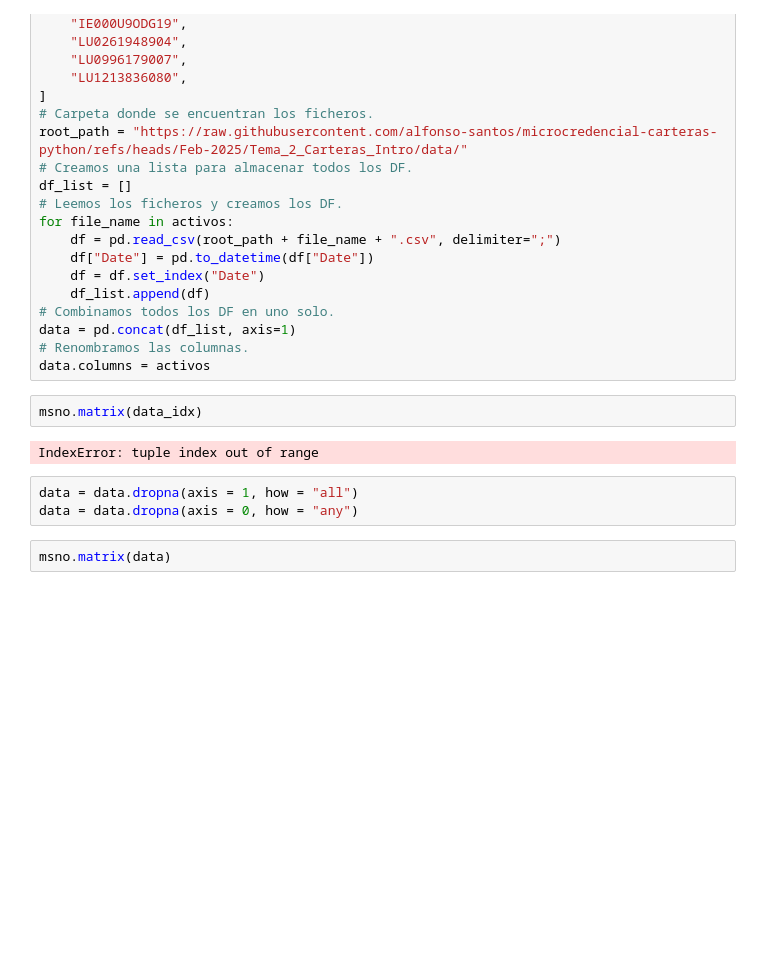
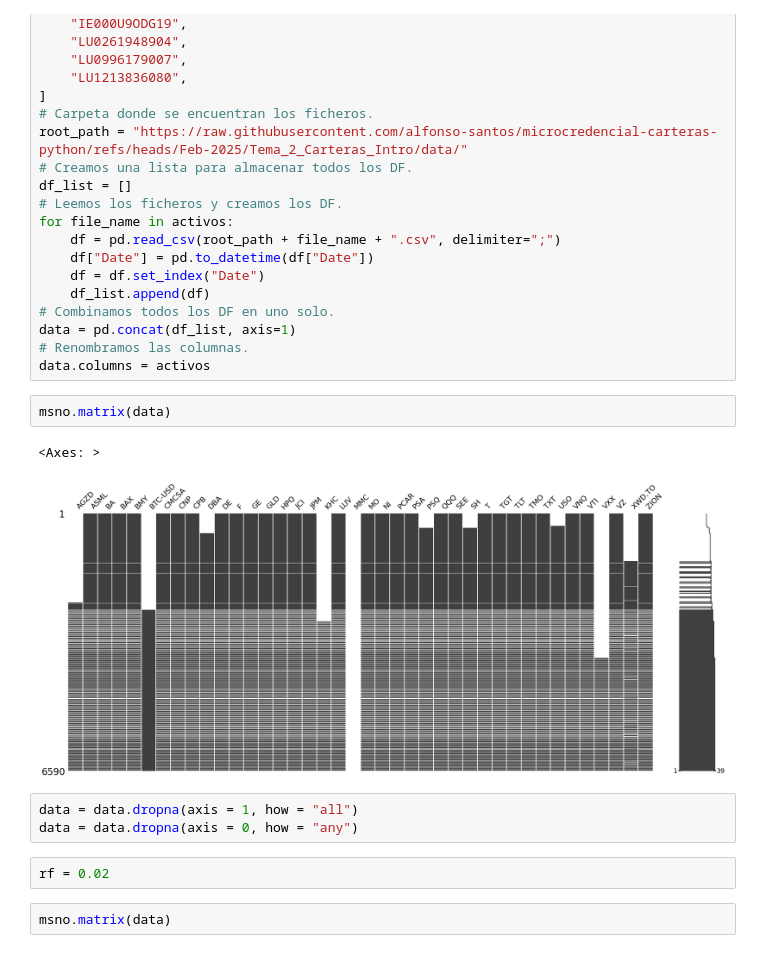
Before and after one commit to alfonso-santos/microcredencial-carteras-python, a Jupyter notebook: Examen_Prueba.ipynb, the cells around one changed output. Cells and saved outputs as stored; diff of their text form; blank space fills up the shorter version.

```diff
--- a/Examen_Prueba.ipynb
+++ b/Examen_Prueba.ipynb
@@ -94,12 +90,15 @@ data = pd.concat(df_list, axis=1)
 # Renombramos las columnas.
 data.columns = activos
 # %%
-msno.matrix(data_idx)
+msno.matrix(data)
 # %% [output]
-IndexError: tuple index out of range
+<Axes: >
+[figure, added]
 # %%
 data = data.dropna(axis = 1, how = "all")
 data = data.dropna(axis = 0, how = "any")
+# %%
+rf = 0.02
 # %%
 msno.matrix(data)
 # %% [output]
```
Also changed, not shown: parts of 18 cells of this notebook.
